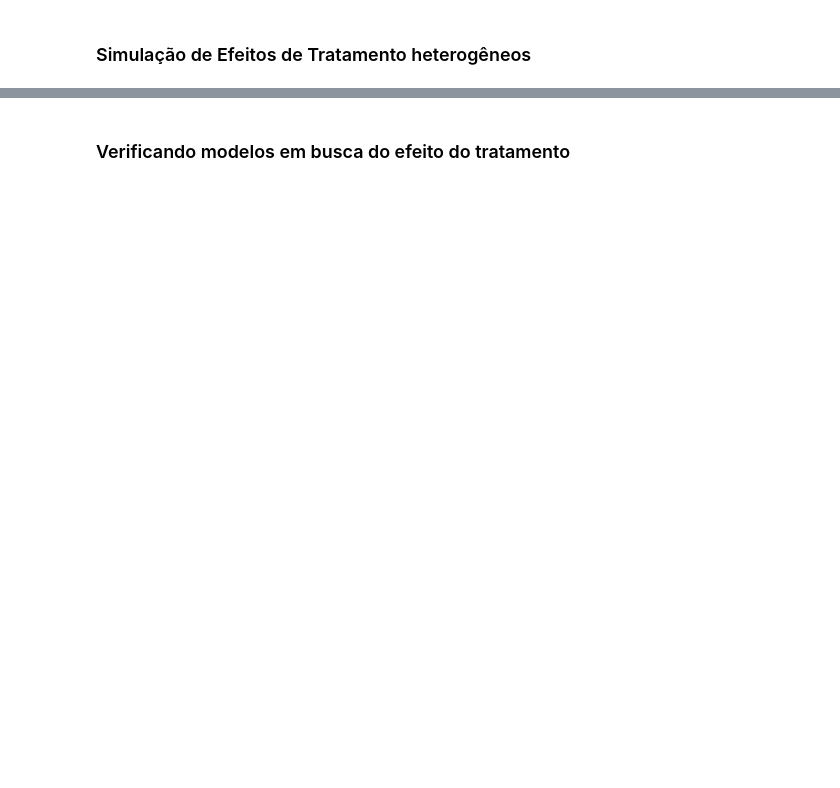
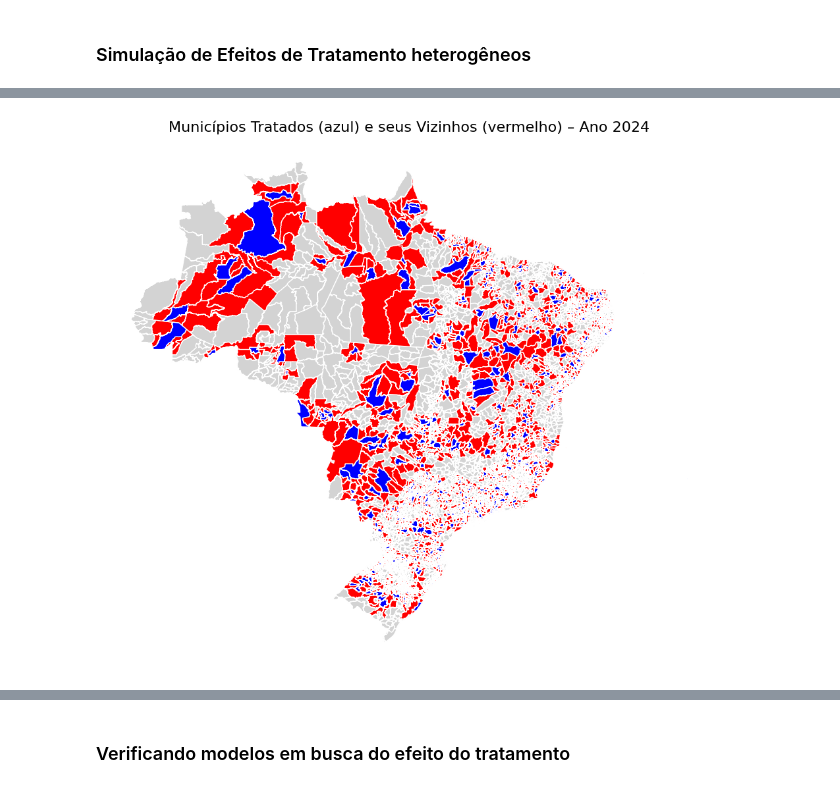
Before and after one commit to Daniel-Uhr/Estimators, a Jupyter notebook: 01_ATTgt_DML.ipynb, the cells around one changed output, grey strips where cells are left out. Saved outputs shown, nothing was run; the diff lists cells and outputs as text; code cells hidden in the pictures; blank space fills up the shorter version.

```diff
--- a/01_ATTgt_DML.ipynb
+++ b/01_ATTgt_DML.ipynb
@@ -157,3 +144,44 @@ panel['Y'] = (
+# %%
+import matplotlib.pyplot as plt
+
+# 1. Filtra ano de 2024
+panel_2024 = panel[panel['year'] == 2024]
+
+# 2. Municípios tratados até 2024
+treated_muns = set(panel_2024.loc[panel_2024['D'] == 1, 'codmun'])
+
+# 3. Identifica vizinhos dos tratados
+neighbors_dict = w.neighbors
+index_to_codmun = dict(zip(gdf.index, gdf['codmun']))
+codmun_to_index = {v: k for k, v in index_to_codmun.items()}
+
+# Coleta todos os vizinhos dos tratados
+vizinhos = set()
+for mun in treated_muns:
+    idx = codmun_to_index.get(mun)
+    if idx is not None:
+        vizinhos.update([index_to_codmun[i] for i in neighbors_dict.get(idx, [])])
+
+# Remove os próprios tratados da lista de vizinhos
+vizinhos = vizinhos - treated_muns
+
+# 4. Classificação para visualização
+gdf['status'] = 'Não tratado'
+gdf.loc[gdf['codmun'].isin(vizinhos), 'status'] = 'Vizinho tratado'
+gdf.loc[gdf['codmun'].isin(treated_muns), 'status'] = 'Tratado'
+
+# 5. Mapa com 3 cores
+fig, ax = plt.subplots(figsize=(12, 14))
+gdf[gdf['status'] == 'Não tratado'].plot(ax=ax, color='lightgray', edgecolor='white')
+gdf[gdf['status'] == 'Vizinho tratado'].plot(ax=ax, color='red', edgecolor='white')
+gdf[gdf['status'] == 'Tratado'].plot(ax=ax, color='blue', edgecolor='white')
+
+# Estilização
+ax.set_title('Municípios Tratados (azul) e seus Vizinhos (vermelho) – Ano 2024', fontsize=16)
+ax.axis('off')
+plt.show()
+# %% [output]
+[figure, added]
 # %%
 panel
 # %% [output]
```
Also changed, not shown: parts of 38 cells of this notebook.
